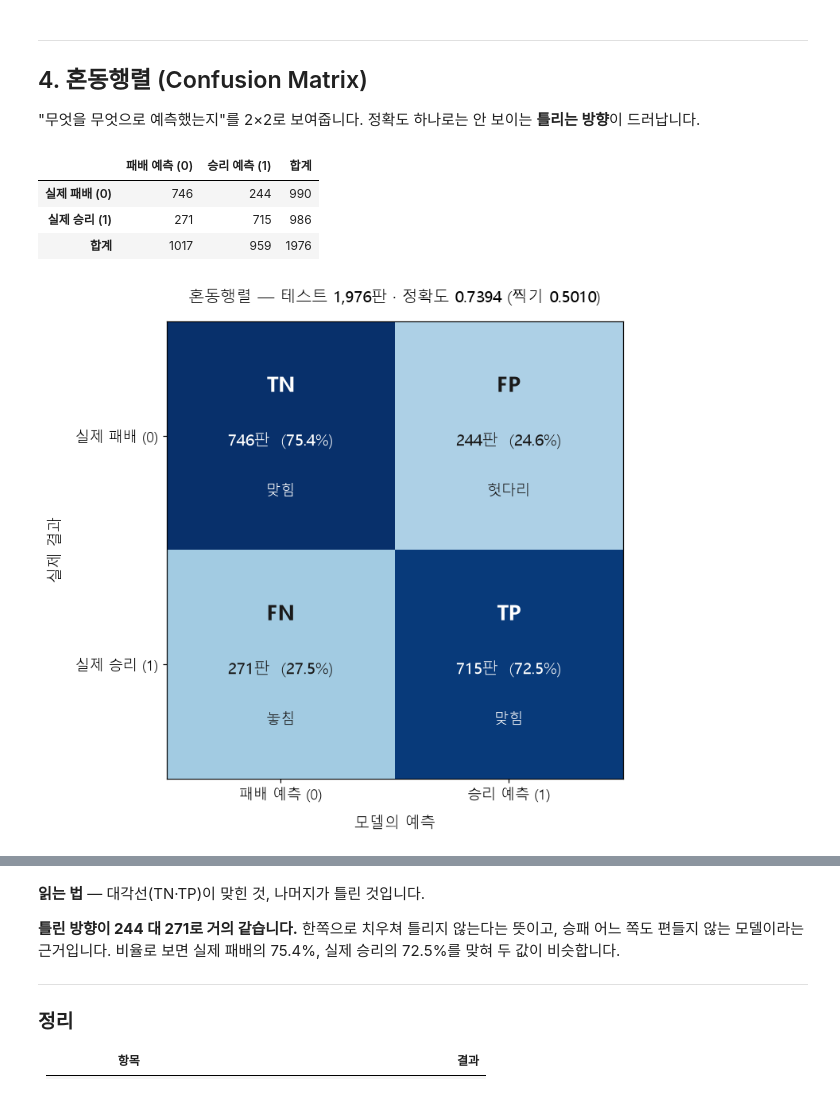
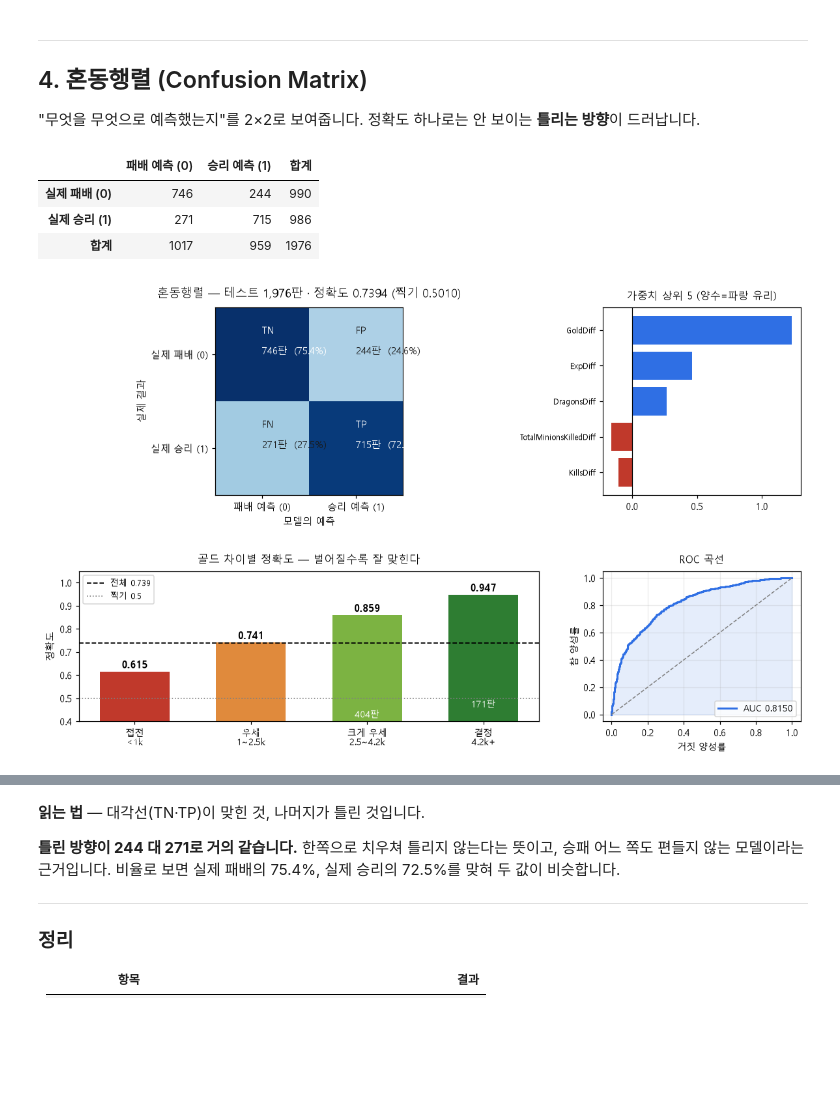
Before and after one commit to wpalswpa/project2608, a Jupyter notebook: reports/model_report.ipynb, the cells around one changed output, grey strips where cells are left out. Drawn from its saved outputs; the diff is of its cells as text; code cells hidden in the pictures; blank space fills up the shorter version.

```diff
--- a/reports/model_report.ipynb
+++ b/reports/model_report.ipynb
@@ -235,44 +235,70 @@ display(seg.style.format({"정확도": "{:.4f}", "비중": "{:.1%}"}))
 # %%
 cm_table = pd.DataFrame(cm, index=["실제 패배 (0)", "실제 승리 (1)"],
                         columns=["패배 예측 (0)", "승리 예측 (1)"])
 cm_table["합계"] = cm_table.sum(axis=1)
 cm_table.loc["합계"] = cm_table.sum()
 display(cm_table)
 
+fig = plt.figure(figsize=(13, 7.5))
+gs = fig.add_gridspec(2, 3, height_ratios=[1.25, 1], hspace=0.45, wspace=0.32)
+
+# 혼동행렬 — 경기 수와 비율을 한 칸에 함께
+ax = fig.add_subplot(gs[0, :2])
+ax.imshow(cm, cmap="Blues", vmin=0, vmax=cm.max())
+tags = [["TN", "FP"],
+        ["FN", "TP"]]
+cmn = cm / cm.sum(axis=1, keepdims=True)
 NL = chr(10)
-cmn = cm / cm.sum(axis=1, keepdims=True)
-
-fig, ax = plt.subplots(figsize=(8, 6.5))
-ax.imshow(cm, cmap="Blues", vmin=0, vmax=cm.max())
-short = [["TN", "FP"], ["FN", "TP"]]
-desc = [["맞힘", "헛다리"], ["놓침", "맞힘"]]
 for i in range(2):
     for j in range(2):
-        color = "white" if cm[i, j] > cm.max() * 0.6 else "#1a1a1a"
-        # 세 덩어리를 세로로 나눠 배치 — 한 텍스트에 몰아넣으면 칸을 벗어난다
-        ax.text(j, i - 0.22, short[i][j], ha="center", va="center",
-                fontsize=17, fontweight="bold", color=color)
-        ax.text(j, i + 0.02, f"{cm[i, j]:,}판  ({cmn[i, j]:.1%})", ha="center", va="center",
-                fontsize=13, color=color)
-        ax.text(j, i + 0.24, desc[i][j], ha="center", va="center",
-                fontsize=12, color=color)
-ax.set_xticks([0, 1]); ax.set_xticklabels(["패배 예측 (0)", "승리 예측 (1)"], fontsize=12)
-ax.set_yticks([0, 1]); ax.set_yticklabels(["실제 패배 (0)", "실제 승리 (1)"], fontsize=12)
-ax.set_xlabel("모델의 예측", fontsize=12.5, labelpad=10)
-ax.set_ylabel("실제 결과", fontsize=12.5, labelpad=10)
-ax.set_title(f"혼동행렬 — 테스트 {len(y_te):,}판 · 정확도 {acc:.4f} (찍기 {baseline:.4f})",
-             fontsize=13, pad=16)
-ax.set_xlim(-0.5, 1.5); ax.set_ylim(1.5, -0.5)   # 칸 경계를 명시해 텍스트가 밖으로 안 나가게
-fig.tight_layout()
+        ax.text(j, i, tags[i][j] + NL + NL + f"{cm[i, j]:,}판  ({cmn[i, j]:.1%})",
+                color="white" if cm[i, j] > cm.max() * 0.6 else "#1a1a1a")
+ax.set_xticks([0, 1]); ax.set_xticklabels(["패배 예측 (0)", "승리 예측 (1)"], fontsize=10)
+ax.set_yticks([0, 1]); ax.set_yticklabels(["실제 패배 (0)", "실제 승리 (1)"], fontsize=10)
+ax.set_xlabel("모델의 예측"); ax.set_ylabel("실제 결과")
+ax.set_title(f"혼동행렬 — 테스트 {len(y_te):,}판 · 정확도 {acc:.4f} (찍기 {baseline:.4f})", fontsize=12, pad=10)
+
+# 가중치 상위 5
+ax = fig.add_subplot(gs[0, 2])
+t5 = coef.head(5)[::-1]
+ax.barh(range(len(t5)), t5.values, color=["#2f6fe4" if v > 0 else "#c0392b" for v in t5])
+ax.set_yticks(range(len(t5))); ax.set_yticklabels(t5.index, fontsize=8)
+ax.axvline(0, color="black", lw=0.8)
+ax.set_title("가중치 상위 5 (양수=파랑 유리)", fontsize=10.5, pad=8)
+
+# 구간별 정확도
+ax = fig.add_subplot(gs[1, :2])
+ax.bar(range(len(seg)), seg["정확도"], color=["#c0392b", "#e08a3c", "#7cb342", "#2e7d32"], width=0.6)
+for i, (v, n) in enumerate(zip(seg["정확도"], seg["경기수"])):
+    ax.text(i, v + 0.015, f"{v:.3f}", ha="center", fontsize=10.5, fontweight="bold")
+    ax.text(i, v / 2, f"{n}판", ha="center", va="center", fontsize=9, color="white")
+ax.axhline(acc, color="black", ls="--", lw=1.2, label=f"전체 {acc:.3f}")
+ax.axhline(0.5, color="gray", ls=":", lw=1.1, label="찍기 0.5")
+ax.set_xticks(range(len(seg)))
+ax.set_xticklabels(["접전" + NL + "<1k", "우세" + NL + "1~2.5k", "크게 우세" + NL + "2.5~4.2k", "결정" + NL + "4.2k+"], fontsize=9)
+ax.set_ylim(0.4, 1.05); ax.set_ylabel("정확도")
+ax.set_title("골드 차이별 정확도 — 벌어질수록 잘 맞힌다", fontsize=11, pad=8)
+ax.legend(loc="upper left", fontsize=8.5)
+
+# ROC
+ax = fig.add_subplot(gs[1, 2])
+fpr, tpr, _ = roc_curve(y_te, proba)
+ax.plot(fpr, tpr, lw=2, color="#2f6fe4", label=f"AUC {auc:.4f}")
+ax.plot([0, 1], [0, 1], "--", color="gray", lw=1)
+ax.fill_between(fpr, tpr, alpha=0.12, color="#2f6fe4")
+ax.set_xlabel("거짓 양성률", fontsize=9); ax.set_ylabel("참 양성률", fontsize=9)
+ax.set_title("ROC 곡선", fontsize=10.5, pad=8)
+ax.legend(loc="lower right", fontsize=9); ax.grid(alpha=0.25)
+
 plt.show()
 
-print(f"TN {tn:>4}  질 경기를 지겠다고 맞힘")
-print(f"FP {fp:>4}  질 경기를 이긴다고 틀림   ← 헛다리")
-print(f"FN {fn:>4}  이길 경기를 진다고 틀림   ← 놓침")
-print(f"TP {tp:>4}  이길 경기를 이기겠다고 맞힘")
+print(f"TN {tn:>4}  ")
+print(f"FP {fp:>4}  ")
+print(f"FN {fn:>4}  ")
+print(f"TP {tp:>4}  ")
 # %% [output]
 |  | 패배 예측 (0) | 승리 예측 (1) | 합계 |
 | 실제 패배 (0) | 746 | 244 | 990 |
 | 실제 승리 (1) | 271 | 715 | 986 |
 | 합계 | 1017 | 959 | 1976 |
-[figure, old version]
+[figure, new version]
```
Also changed, not shown: parts of 6 cells of this notebook, 1 other file.
